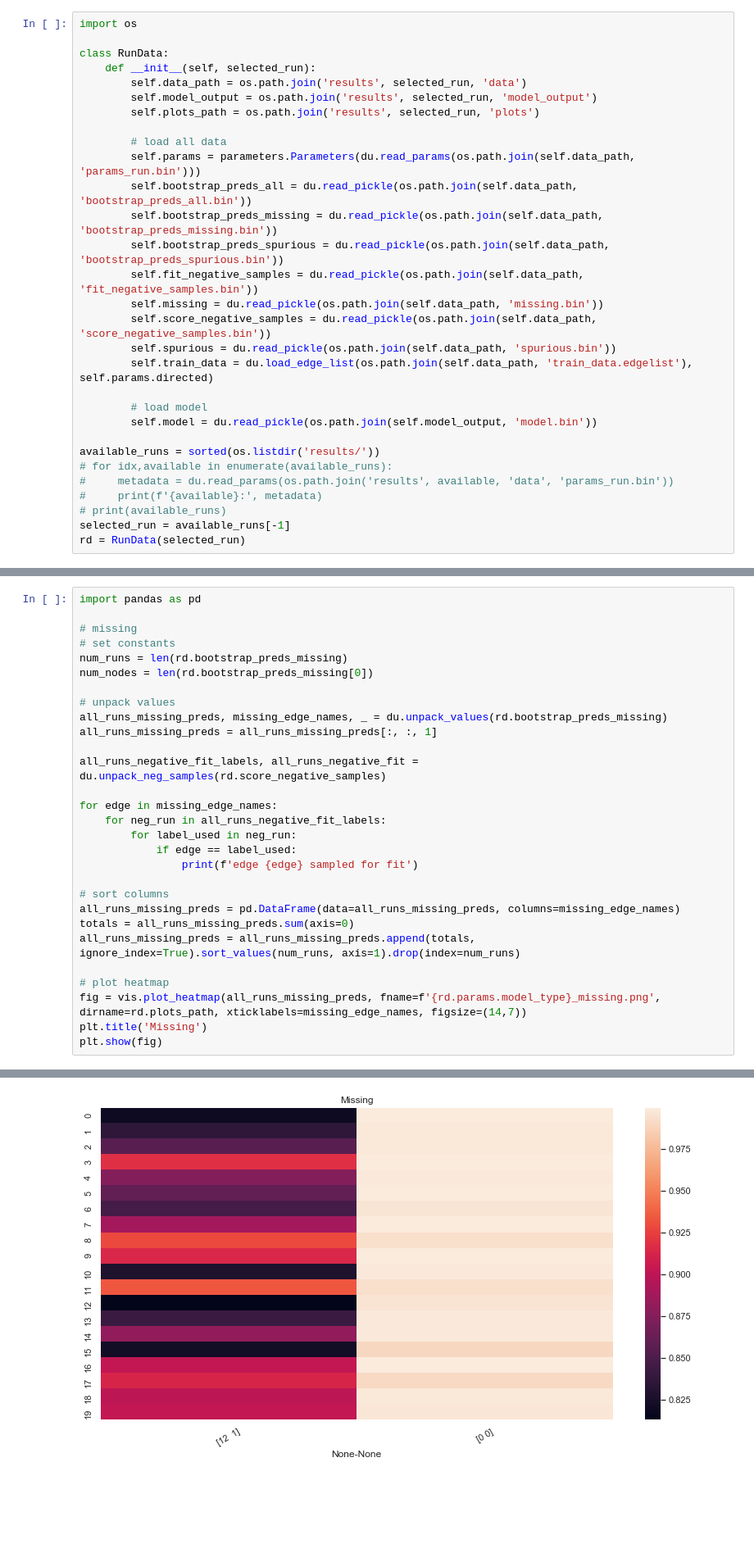
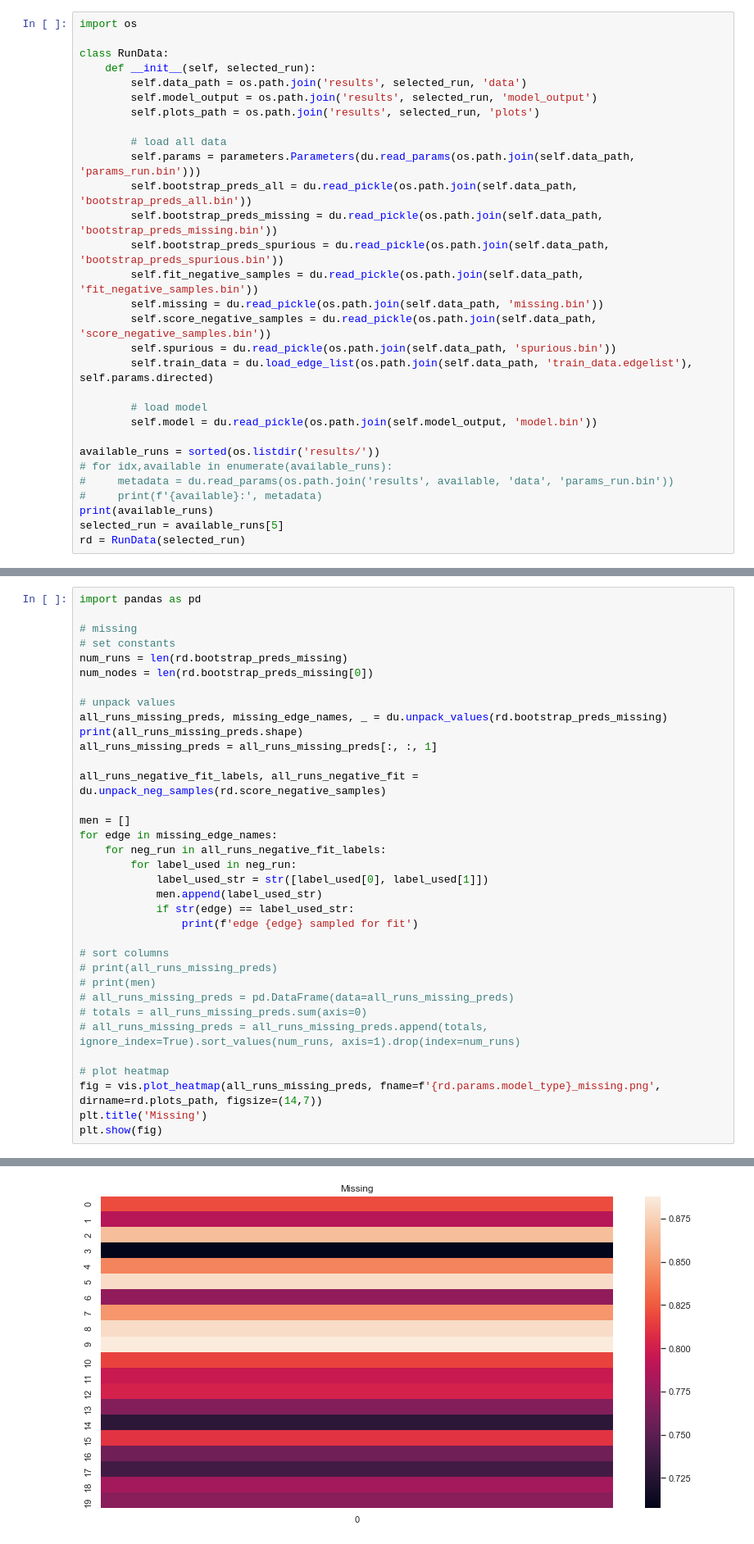
Before and after one commit to regenworm/thesis_msc_ai, a Jupyter notebook: code/Embedding visualisation.ipynb, the cells around one changed output, grey strips where cells are left out. Shown at 82% size. Drawn from its saved outputs; the diff is of its cells as text; blank space fills up the shorter version.

```diff
--- a/code/Embedding visualisation.ipynb
+++ b/code/Embedding visualisation.ipynb
@@ -51,6 +52,6 @@ available_runs = sorted(os.listdir('results/'))
 # for idx,available in enumerate(available_runs):
 #     metadata = du.read_params(os.path.join('results', available, 'data', 'params_run.bin'))
 #     print(f'{available}:', metadata)
-# print(available_runs)
-selected_run = available_runs[-1]
+print(available_runs)
+selected_run = available_runs[5]
 rd = RunData(selected_run)
@@ -94,23 +100,29 @@ num_nodes = len(rd.bootstrap_preds_missing[0])
 
 # unpack values
 all_runs_missing_preds, missing_edge_names, _ = du.unpack_values(rd.bootstrap_preds_missing)
+print(all_runs_missing_preds.shape)
 all_runs_missing_preds = all_runs_missing_preds[:, :, 1]
 
 all_runs_negative_fit_labels, all_runs_negative_fit = du.unpack_neg_samples(rd.score_negative_samples)
 
+men = []
 for edge in missing_edge_names:
     for neg_run in all_runs_negative_fit_labels:
         for label_used in neg_run:
-            if edge == label_used:
+            label_used_str = str([label_used[0], label_used[1]])
+            men.append(label_used_str)
+            if str(edge) == label_used_str:
                 print(f'edge {edge} sampled for fit')
 
 # sort columns
-all_runs_missing_preds = pd.DataFrame(data=all_runs_missing_preds, columns=missing_edge_names)
-totals = all_runs_missing_preds.sum(axis=0)
-all_runs_missing_preds = all_runs_missing_preds.append(totals, ignore_index=True).sort_values(num_runs, axis=1).drop(index=num_runs)
+# print(all_runs_missing_preds)
+# print(men)
+# all_runs_missing_preds = pd.DataFrame(data=all_runs_missing_preds)
+# totals = all_runs_missing_preds.sum(axis=0)
+# all_runs_missing_preds = all_runs_missing_preds.append(totals, ignore_index=True).sort_values(num_runs, axis=1).drop(index=num_runs)
 
 # plot heatmap
-fig = vis.plot_heatmap(all_runs_missing_preds, fname=f'{rd.params.model_type}_missing.png', dirname=rd.plots_path, xticklabels=missing_edge_names, figsize=(14,7))
+fig = vis.plot_heatmap(all_runs_missing_preds, fname=f'{rd.params.model_type}_missing.png', dirname=rd.plots_path, figsize=(14,7))
 plt.title('Missing')
 plt.show(fig)
 # %% [output]
@@ -117,4 +130,4 @@ plt.show(fig)
-[figure, old version]
+[figure, new version]
 # %%
 # spurious
 # set constants
```
Also changed, not shown: parts of 11 cells of this notebook.
